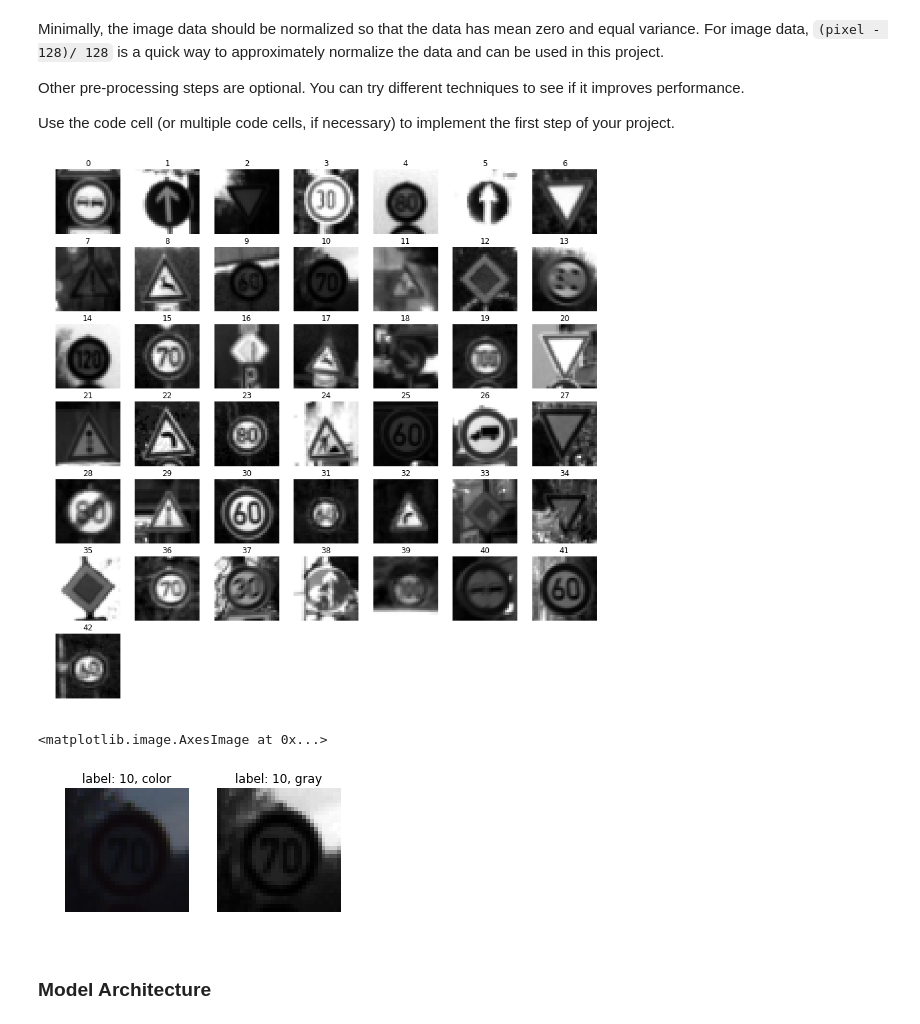
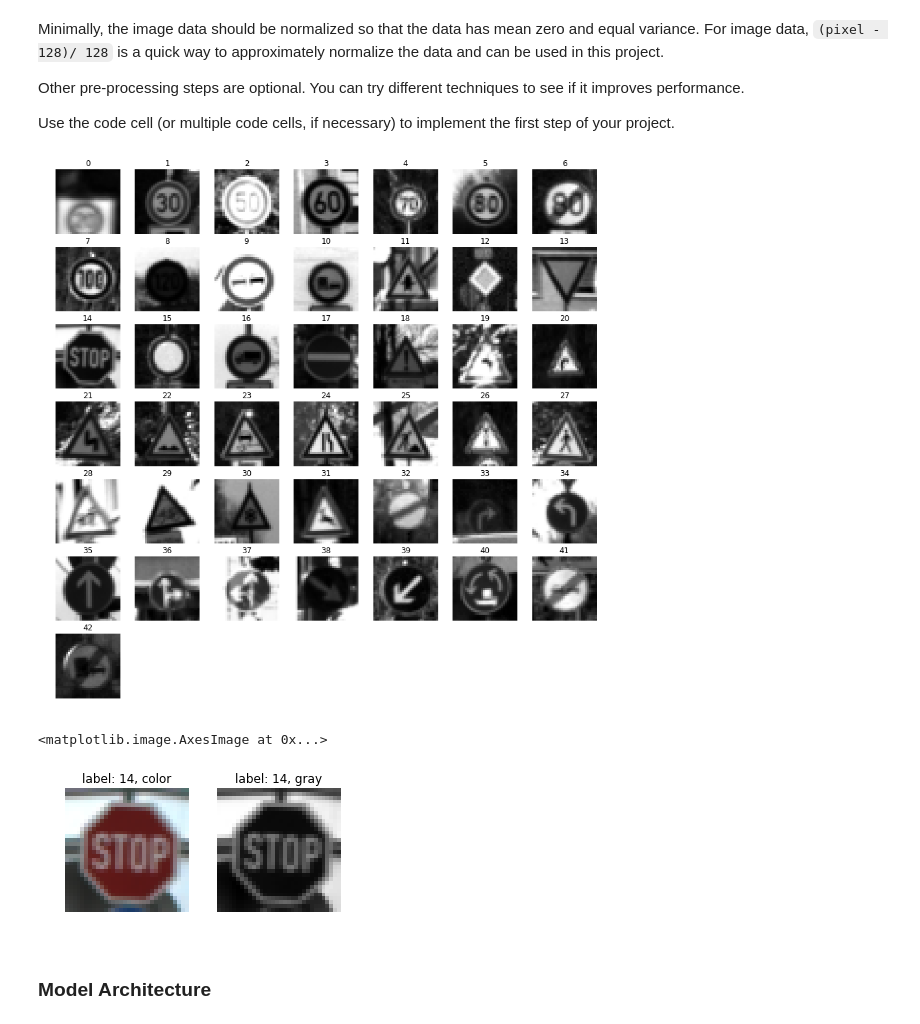
Before and after one commit to GzuPark/CarND-Traffic-Sign-Classifier-Project, a Jupyter notebook: Traffic_Sign_Classifier.ipynb, the cells around one changed output. Saved outputs shown, nothing was run; the diff lists cells and outputs as text; code cells hidden in the pictures.

```diff
--- a/Traffic_Sign_Classifier.ipynb
+++ b/Traffic_Sign_Classifier.ipynb
@@ -149,16 +205,6 @@ Use the code cell (or multiple code cells, if necessary) to implement the first
 ### Preprocess the data here. It is required to normalize the data. Other preprocessing steps could include
 ### converting to grayscale, etc.
 ### Feel free to use as many code cells as needed.
-
-from sklearn.utils import shuffle
-#from skimage.color import rgb2gray
-import numpy as np
-
-X_train, y_train = shuffle(X_train, y_train)
-
-#X_train_gray = rgb2gray(X_train)
-#X_valid_gray = rgb2gray(X_train)
-#X_test_gray = rgb2gray(X_train)
 
 X_train_gray = np.dot(X_train[...,:3], [[0.299], [0.587], [0.114]])
 X_valid_gray = np.dot(X_valid[...,:3], [[0.299], [0.587], [0.114]])
@@ -174,23 +220,23 @@ for i in range(n_classes):
     plt.axis('off')
     plt.imshow(image, cmap='gray')
 # %% [output]
-[figure, old version]
+[figure, new version]
 # %%
 # Compare with color image and gray scaled image
-set_label = 10
+set_label = 14
 plt.figure(figsize=(5,5))
 plt.subplot(2,2,1)
 plt.title("label: " + str(set_label) + ", color")
 plt.axis('off')
 plt.imshow(X_train[index_list[set_label]].squeeze())
 
 plt.subplot(2,2,2)
 plt.title("label: " + str(set_label) + ", gray")
 plt.axis('off')
 plt.imshow(X_train_gray[index_list[set_label]].squeeze(), cmap="gray")
 # %% [output]
 <matplotlib.image.AxesImage at 0x...>
-[figure, old version]
+[figure, new version]
 # %% [markdown]
 ### Model Architecture
 # %%
```
Also changed, not shown: parts of 15 cells of this notebook, 18 other files.
